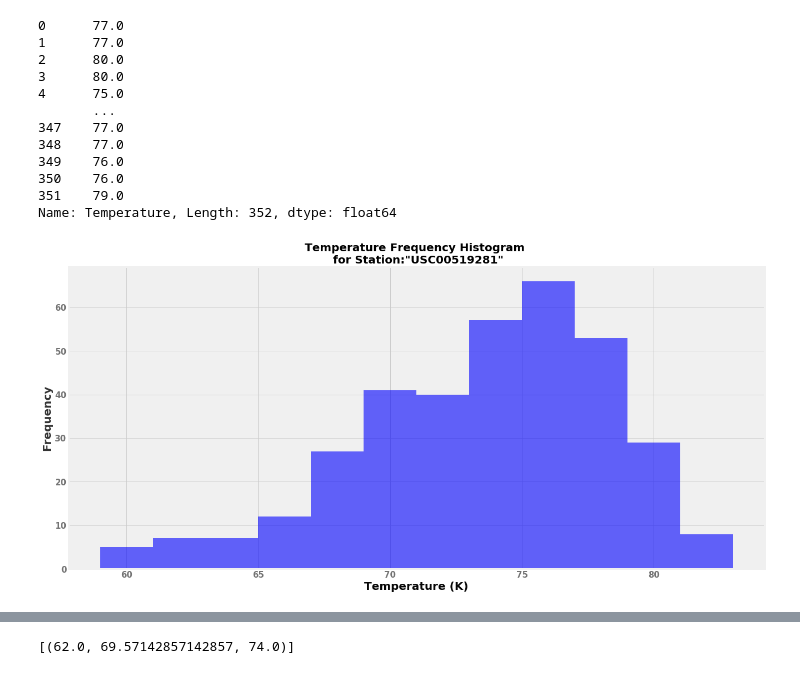
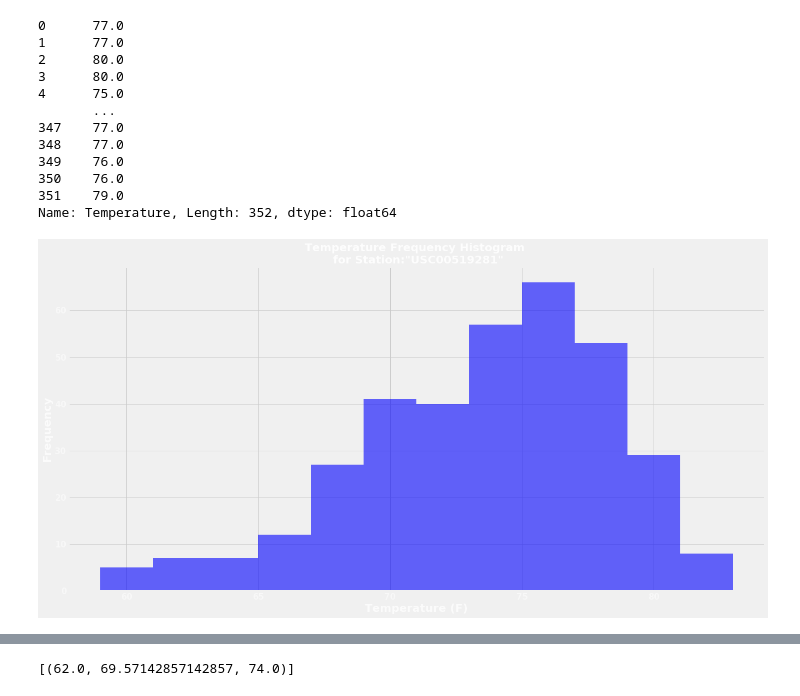
Before and after one commit to cemoga/sqlalchemy-challenge, a Jupyter notebook: climate_starter.ipynb, the cells around one changed output, grey strips where cells are left out. Saved outputs shown, nothing was run; the diff lists cells and outputs as text; code cells hidden in the pictures.

```diff
--- a/climate_starter.ipynb
+++ b/climate_starter.ipynb
@@ -187,34 +187,34 @@ Name: Temperature, Length: 352, dtype: float64
 # %%
 # Choose the station with the highest number of temperature observations.
 # Query the last 12 months of temperature observation data for this station and plot the results as a histogram
 temperature = session.query(Measurement.date,  Measurement.tobs).\
                     filter(Measurement.station == "USC00519281").\
                     filter(func.strftime("%Y-%m-%d", Measurement.date) >= '2016-08-23').all()
 
 # Temperature dataframe cleanning process
 temperature_df = pd.DataFrame(temperature, columns=['Date', 'Temperature'])
 temperature_df = temperature_df.sort_values(by='Date', ascending=True)
 temperature_df.set_index('Date', inplace=True)
 
 # Resize Plot
 plt.figure(figsize=[20,10]);
 
 # Define Histogram paramaters
 n, bins, patches = plt.hist(x=temperature_df["Temperature"], bins=12,
                            color='blue',alpha=0.6);
 # Labeling, tickers and grids
 plt.grid(axis='y', alpha=0.75);
-plt.xlabel('Temperature (K)',fontweight="bold", alpha=8, fontsize=20);
+plt.xlabel('Temperature (F)',fontweight="bold", alpha=0.8, fontsize=20);
 plt.ylabel('Frequency',fontweight="bold", alpha=0.8, fontsize=20);
 plt.xticks(fontsize=15, fontweight="bold", alpha=0.55);
 plt.yticks(fontsize=15, fontweight="bold", alpha=0.55);
 plt.title('Temperature Frequency Histogram \n for Station:"USC00519281"',
-          fontweight="bold", alpha=1, fontsize=20);
+          fontweight="bold", alpha=0.9, fontsize=20);
 
 # Save Plot
-plt.savefig("Fig 1. Histogram - Temperature Frequency for Station USC00519281" +'.png',bbox_inches='tight');
+plt.savefig("Fig 2. Histogram - Temperature Frequency for Station USC00519281" +'.png',bbox_inches='tight');
 
 #Show the Plot
 plt.show();
 # %% [output]
-[figure, old version]
+[figure, new version]
```
Also changed, not shown: parts of 5 cells of this notebook, 2 other files.
